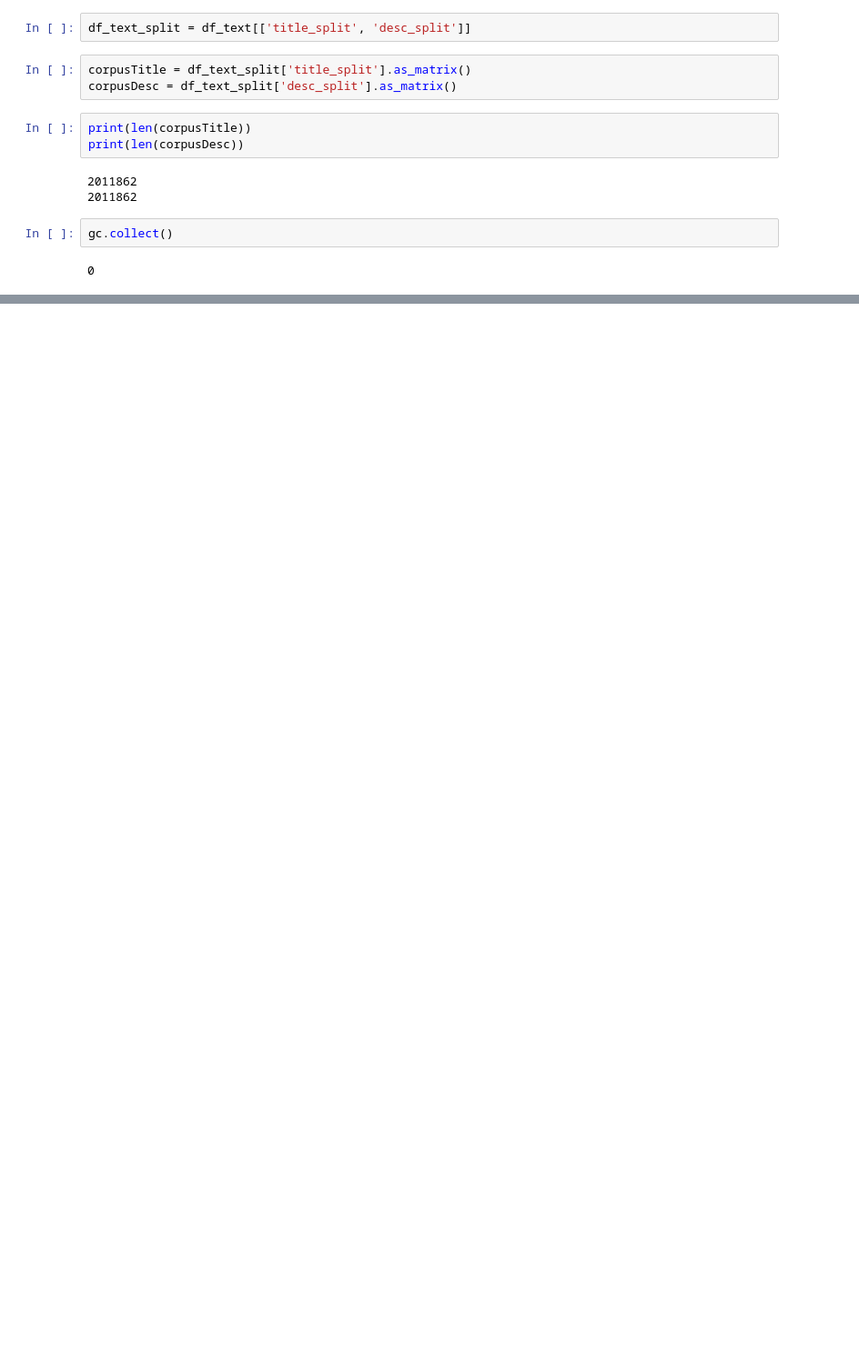
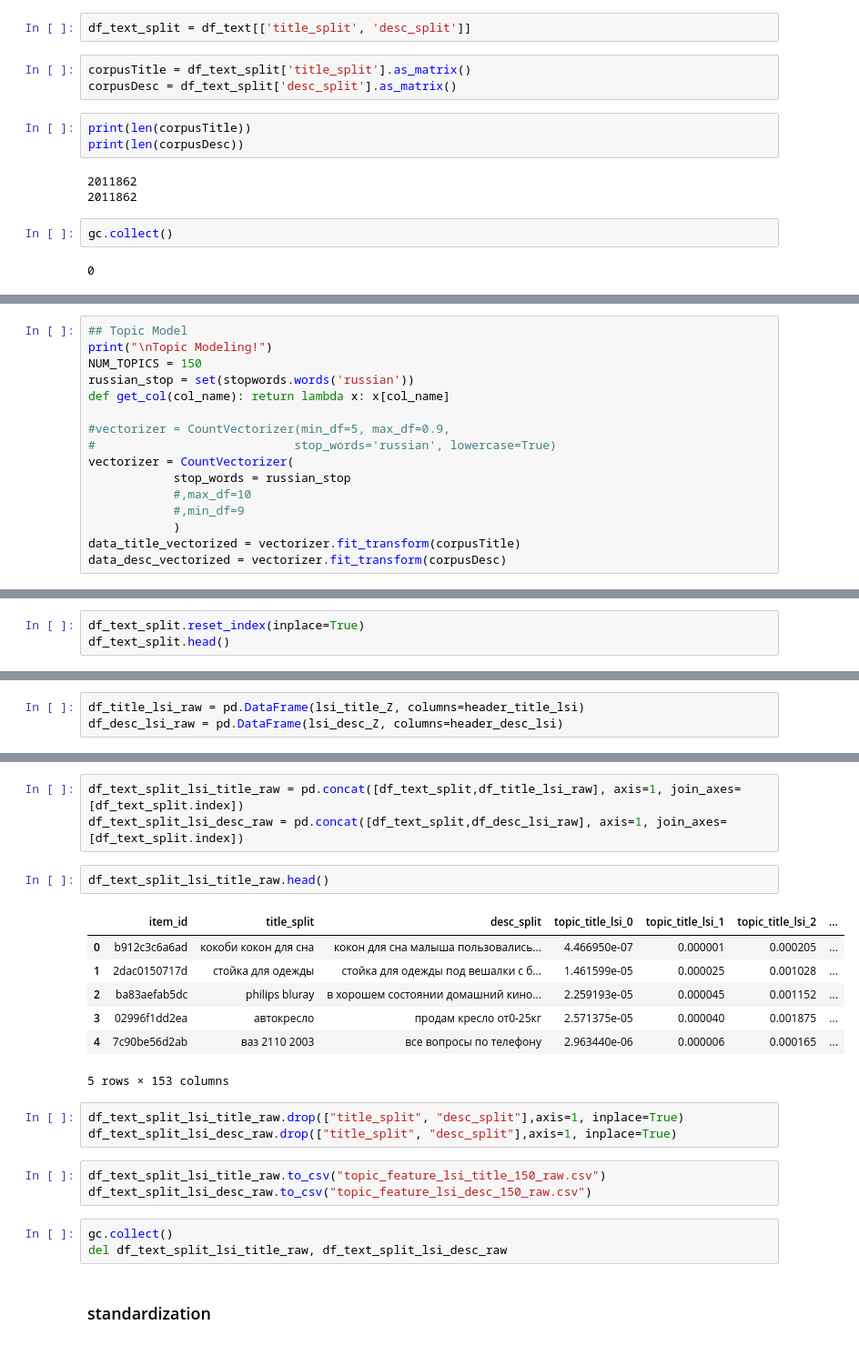
Before and after one commit to stanaya/avito, a Jupyter notebook: avito_make_LDA_feature.ipynb, the cells around one changed output, grey strips where cells are left out. Shown: that part at 91% size. Cells and saved outputs as stored; diff of their text form; blank space fills up the shorter version.

```diff
--- a/avito_make_LDA_feature.ipynb
+++ b/avito_make_LDA_feature.ipynb
@@ -288,0 +142,16 @@ df_text_split.to_csv("topic_feature_lsi.csv")
+# %%
+## Topic Model
+print("\nTopic Modeling!")
+NUM_TOPICS = 150
+russian_stop = set(stopwords.words('russian'))
+def get_col(col_name): return lambda x: x[col_name]
+
+#vectorizer = CountVectorizer(min_df=5, max_df=0.9,
+#                            stop_words='russian', lowercase=True)
+vectorizer = CountVectorizer(
+            stop_words = russian_stop
+            #,max_df=10
+            #,min_df=9
+            )
+data_title_vectorized = vectorizer.fit_transform(corpusTitle)
+data_desc_vectorized = vectorizer.fit_transform(corpusDesc)
@@ -288,0 +213,3 @@ df_text_split.to_csv("topic_feature_lsi.csv")
+# %%
+df_text_split.reset_index(inplace=True)
+df_text_split.head()
@@ -288,0 +235,3 @@ df_text_split.to_csv("topic_feature_lsi.csv")
+# %%
+df_title_lsi_raw = pd.DataFrame(lsi_title_Z, columns=header_title_lsi)
+df_desc_lsi_raw = pd.DataFrame(lsi_desc_Z, columns=header_desc_lsi)
@@ -288,0 +248,24 @@ df_text_split.to_csv("topic_feature_lsi.csv")
+# %%
+df_text_split_lsi_title_raw = pd.concat([df_text_split,df_title_lsi_raw], axis=1, join_axes=[df_text_split.index])
+df_text_split_lsi_desc_raw = pd.concat([df_text_split,df_desc_lsi_raw], axis=1, join_axes=[df_text_split.index])
+# %%
+df_text_split_lsi_title_raw.head()
+# %% [output]
+|  | item_id | title_split | desc_split | topic_title_lsi_0 | topic_title_lsi_1 | topic_title_lsi_2 | ... |
+| 0 | b912c3c6a6ad | кокоби кокон для сна | кокон для сна малыша пользовались... | 4.466950e-07 | 0.000001 | 0.000205 | ... |
+| 1 | 2dac0150717d | стойка для одежды | стойка для одежды под вешалки с б... | 1.461599e-05 | 0.000025 | 0.001028 | ... |
+| 2 | ba83aefab5dc | philips bluray | в хорошем состоянии домашний кино... | 2.259193e-05 | 0.000045 | 0.001152 | ... |
+| 3 | 02996f1dd2ea | автокресло | продам кресло от0-25кг | 2.571375e-05 | 0.000040 | 0.001875 | ... |
+| 4 | 7c90be56d2ab | ваз 2110 2003 | все вопросы по телефону | 2.963440e-06 | 0.000006 | 0.000165 | ... |
+5 rows × 153 columns
+# %%
+df_text_split_lsi_title_raw.drop(["title_split", "desc_split"],axis=1, inplace=True)
+df_text_split_lsi_desc_raw.drop(["title_split", "desc_split"],axis=1, inplace=True)
+# %%
+df_text_split_lsi_title_raw.to_csv("topic_feature_lsi_title_150_raw.csv")
+df_text_split_lsi_desc_raw.to_csv("topic_feature_lsi_desc_150_raw.csv")
+# %%
+gc.collect()
+del df_text_split_lsi_title_raw, df_text_split_lsi_desc_raw
+# %% [markdown]
+### standardization
```
Also changed, not shown: parts of 39 cells of this notebook, 29 other files.
